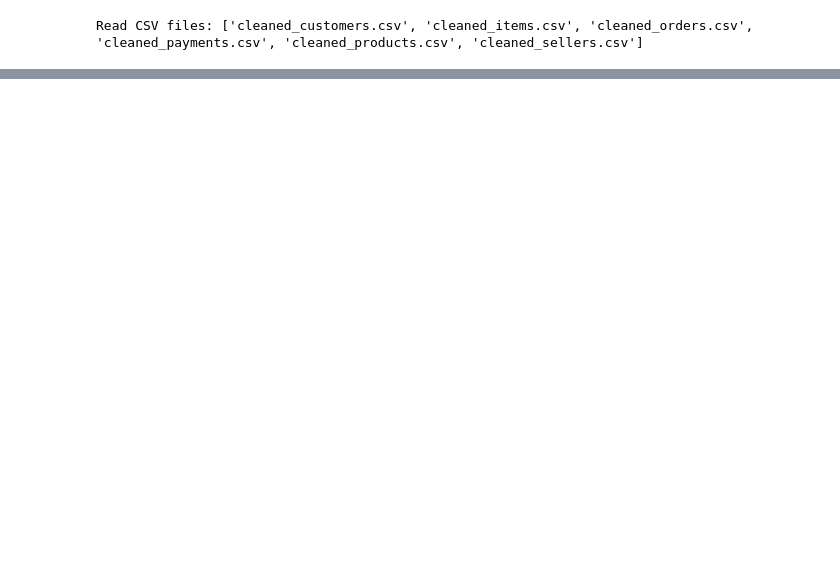
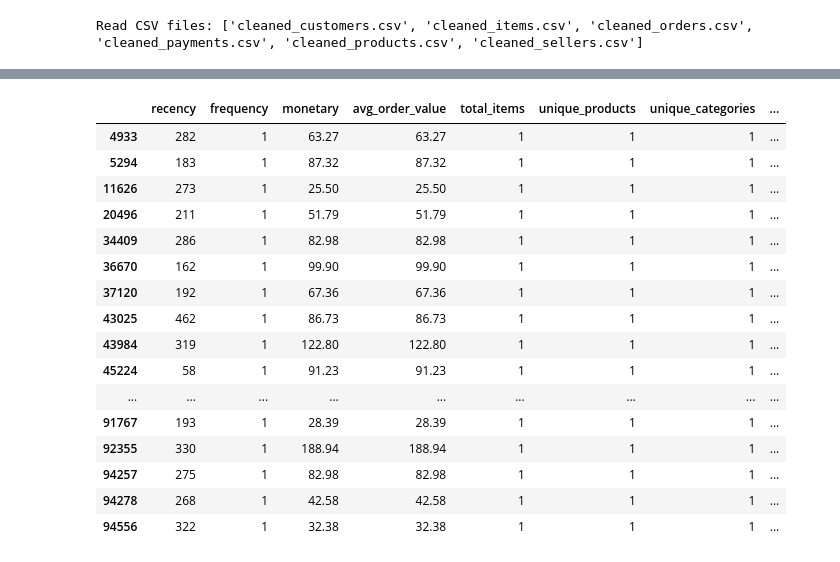
Before and after one commit to Avcuongy/data-mining-project, a Jupyter notebook: notebooks/3_univariate.ipynb, the cells around one changed output, grey strips where cells are left out. Drawn from its saved outputs; the diff is of its cells as text; code cells hidden in the pictures; blank space fills up the shorter version.

```diff
--- a/notebooks/3_univariate.ipynb
+++ b/notebooks/3_univariate.ipynb
@@ -54,0 +456,17 @@ print("Created 6 dataframes: df_customers, df_items, df_orders, df_payments, df_
+# %%
+# Tính số lượng category khác nhau mà mỗi customer đã mua
+unique_categories = (
+    df_merge.groupby('customer_unique_id')['product_category_name']
+    .nunique()
+    .reset_index(name='unique_categories')
+)
+
+# Merge vào olist_customers
+olist_customers = olist_customers.merge(
+    unique_categories,
+    on='customer_unique_id',
+    how='left'
+)
+
+# Xem kết quả
+olist_customers.head()
@@ -54,0 +919,18 @@ print("Created 6 dataframes: df_customers, df_items, df_orders, df_payments, df_
+# %%
+# Tính customer_state xuất hiện nhiều nhất (mode) cho mỗi customer
+
+customer_state_mode = (
+    df_merge.groupby('customer_unique_id')['customer_state']
+    .agg(lambda x: x.mode()[0] if not x.mode().empty else None)
+    .reset_index(name='customer_state')
+)
+
+# Merge vào olist_customers
+olist_customers = olist_customers.merge(
+    customer_state_mode,
+    on='customer_unique_id',
+    how='left'
+)
+
+# Xem kết quả
+olist_customers.head()
@@ -54,0 +984,20 @@ print("Created 6 dataframes: df_customers, df_items, df_orders, df_payments, df_
+# %%
+olist_customers[olist_customers.duplicated()]
+# %% [output]
+|  | recency | frequency | monetary | avg_order_value | total_items | unique_products | unique_categories | ... |
+| 4933 | 282 | 1 | 63.27 | 63.27 | 1 | 1 | 1 | ... |
+| 5294 | 183 | 1 | 87.32 | 87.32 | 1 | 1 | 1 | ... |
+| 11626 | 273 | 1 | 25.50 | 25.50 | 1 | 1 | 1 | ... |
+| 20496 | 211 | 1 | 51.79 | 51.79 | 1 | 1 | 1 | ... |
+| 34409 | 286 | 1 | 82.98 | 82.98 | 1 | 1 | 1 | ... |
+| 36670 | 162 | 1 | 99.90 | 99.90 | 1 | 1 | 1 | ... |
+| 37120 | 192 | 1 | 67.36 | 67.36 | 1 | 1 | 1 | ... |
+| 43025 | 462 | 1 | 86.73 | 86.73 | 1 | 1 | 1 | ... |
+| 43984 | 319 | 1 | 122.80 | 122.80 | 1 | 1 | 1 | ... |
+| 45224 | 58 | 1 | 91.23 | 91.23 | 1 | 1 | 1 | ... |
+| ... | ... | ... | ... | ... | ... | ... | ... | ... |
+| 91767 | 193 | 1 | 28.39 | 28.39 | 1 | 1 | 1 | ... |
+| 92355 | 330 | 1 | 188.94 | 188.94 | 1 | 1 | 1 | ... |
+| 94257 | 275 | 1 | 82.98 | 82.98 | 1 | 1 | 1 | ... |
+| 94278 | 268 | 1 | 42.58 | 42.58 | 1 | 1 | 1 | ... |
+| 94556 | 322 | 1 | 32.38 | 32.38 | 1 | 1 | 1 | ... |
```
Also changed, not shown: parts of 41 cells of this notebook, 1 other file.
